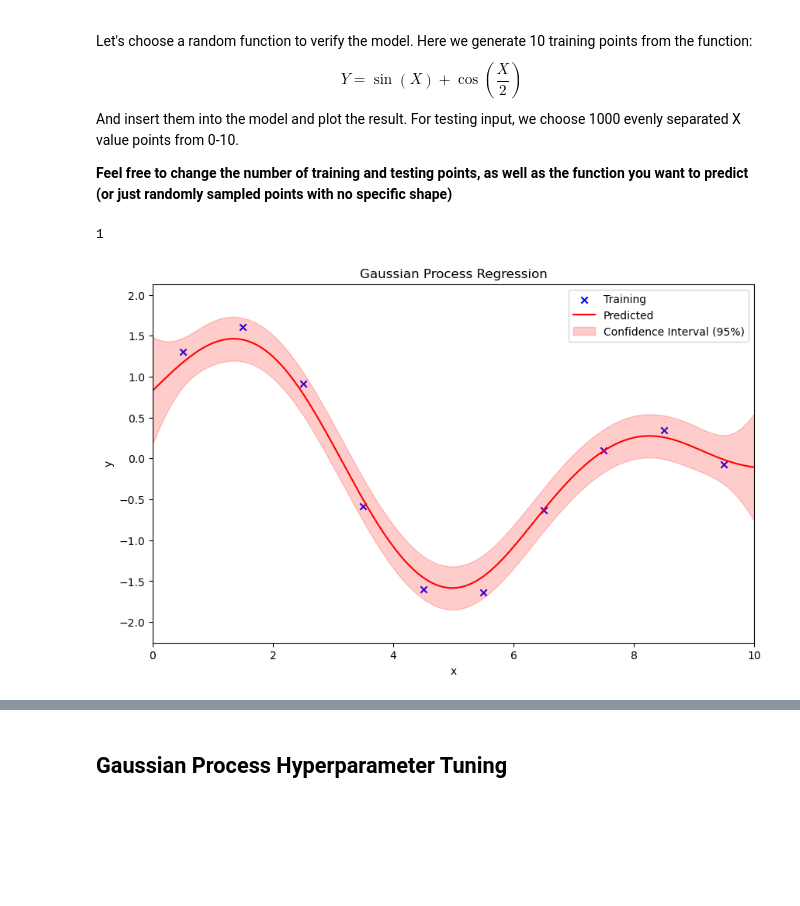
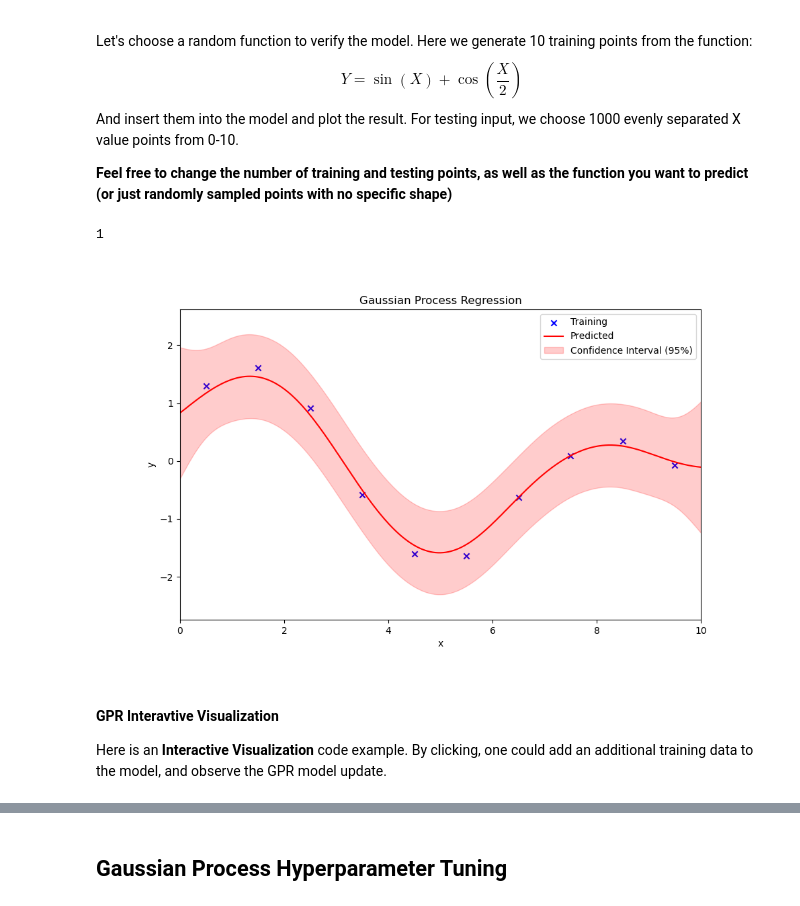
Before and after one commit to hansoncjc/GP-BO-Clustering-Tutorials, a Jupyter notebook: Gaussian Process.ipynb, the cells around one changed output, grey strips where cells are left out. Cells and saved outputs as stored; diff of their text form; code cells hidden in the pictures; blank space fills up the shorter version.

```diff
--- a/Gaussian Process.ipynb
+++ b/Gaussian Process.ipynb
@@ -406,6 +406,12 @@ def make_pred(X_train, Y_train, X_test, tau = 1.0, l = 1.0, sigma2 = 0.1):
       predictive covariance matrix.
     """
 
+    # Check if training set is empty
+    if X_train.size == 0:
+        mu_star = np.zeros(len(X_test)) # If empty, mean is 0
+        cov_star = kernel_rbf(X_test) # If empty, Cov is K**
+        return mu_star, cov_star
+
     # Compute Covariance Matrices
     K = kernel_rbf(X_train, tau=tau, l=l) + sigma2 * np.eye(len(X_train)) # K
     K_s = kernel_rbf(X_train, X_test, tau=tau, l=l)  # K*
@@ -444,32 +450,35 @@ X_test = np.linspace(0, 10,num = m)
 
 # Implement model
 mu_star, cov_star = make_pred(X_train, Y_train, X_test, tau, l, sigma2)
-std_star = np.diag(cov_star)
+std_star = np.sqrt(np.diag(cov_star)) # STD is the sqrt of the predictive covariance diagonal
 
 # Plot posterior predictions
 plt.figure(figsize=(10, 6),dpi=100)
 plt.scatter(X_train, Y_train, color='blue', label='Training', marker='x')
 plt.plot(X_test, mu_star, color = 'red', label = "Predicted")
 plt.fill_between(
     X_test.ravel(),
     mu_star.ravel() - 1.96 * std_star,
     mu_star.ravel() + 1.96 * std_star,
     color='red',
     alpha=0.2,
     label='Confidence Interval (95%)'
 )
 plt.xlabel("x")
 plt.ylabel("y")
 plt.xlim([0,10])
 plt.ylim(
     mu_star.min() - 2 * std_star.max(),
     mu_star.max() + 2 * std_star.max()
 )
 #for i, sample in enumerate(samples):
 #    plt.plot(X_test, sample, linestyle='--', label=f'Sample {i+1}')
 plt.legend()
 plt.title('Gaussian Process Regression')
 plt.show()
 # %% [output]
 1
-[figure, old version]
+[figure, new version]
+# %% [markdown]
+#### GPR Interavtive Visualization
+Here is an **Interactive Visualization** code example. By clicking, one could add an additional training data to the model, and observe the GPR model update.
```
Also changed, not shown: parts of 3 cells of this notebook.
